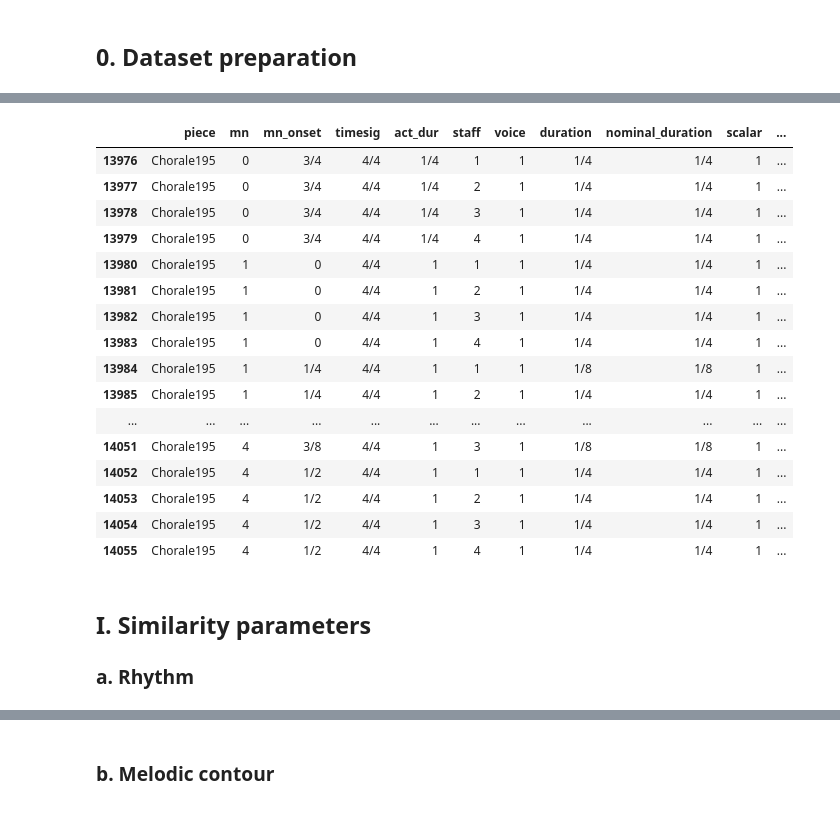
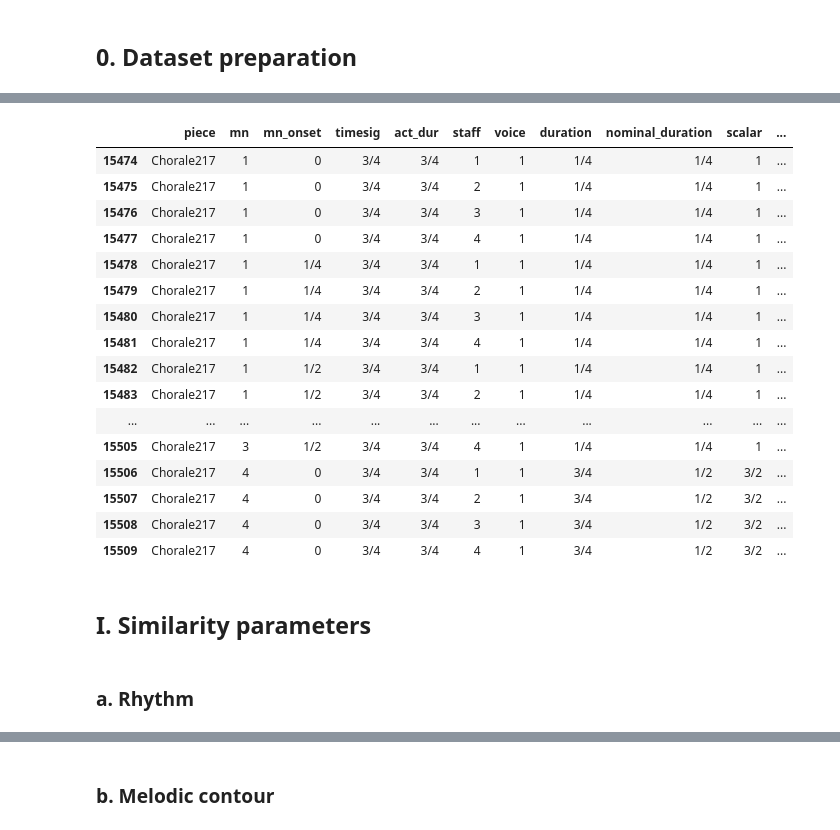
Before and after one commit to mikqs/digital-musicology, a Jupyter notebook: Group_6_A3/Group_6_A3.ipynb, the cells around one changed output, grey strips where cells are left out. Saved outputs shown, nothing was run; the diff lists cells and outputs as text; code cells hidden in the pictures.

```diff
--- a/Group_6_A3/Group_6_A3.ipynb
+++ b/Group_6_A3/Group_6_A3.ipynb
@@ -78,26 +76,26 @@ Wall time: 20.1 s
 # %%
 # Display dataframe for random piece up to desired fermata
 random_piece = fermata_df['piece'].sample(n=1).item()
+random_piece = 'Chorale217'
 random_piece_df = fermata_df[(fermata_df['piece'] == random_piece)]
 random_piece_df
 # %% [output]
 |  | piece | mn | mn_onset | timesig | act_dur | staff | voice | duration | nominal_duration | scalar | ... |
-| 13976 | Chorale195 | 0 | 3/4 | 4/4 | 1/4 | 1 | 1 | 1/4 | 1/4 | 1 | ... |
-| 13977 | Chorale195 | 0 | 3/4 | 4/4 | 1/4 | 2 | 1 | 1/4 | 1/4 | 1 | ... |
-| 13978 | Chorale195 | 0 | 3/4 | 4/4 | 1/4 | 3 | 1 | 1/4 | 1/4 | 1 | ... |
-| 13979 | Chorale195 | 0 | 3/4 | 4/4 | 1/4 | 4 | 1 | 1/4 | 1/4 | 1 | ... |
-| 13980 | Chorale195 | 1 | 0 | 4/4 | 1 | 1 | 1 | 1/4 | 1/4 | 1 | ... |
-| 13981 | Chorale195 | 1 | 0 | 4/4 | 1 | 2 | 1 | 1/4 | 1/4 | 1 | ... |
-| 13982 | Chorale195 | 1 | 0 | 4/4 | 1 | 3 | 1 | 1/4 | 1/4 | 1 | ... |
-| 13983 | Chorale195 | 1 | 0 | 4/4 | 1 | 4 | 1 | 1/4 | 1/4 | 1 | ... |
-| 13984 | Chorale195 | 1 | 1/4 | 4/4 | 1 | 1 | 1 | 1/8 | 1/8 | 1 | ... |
-| 13985 | Chorale195 | 1 | 1/4 | 4/4 | 1 | 2 | 1 | 1/4 | 1/4 | 1 | ... |
+| 15474 | Chorale217 | 1 | 0 | 3/4 | 3/4 | 1 | 1 | 1/4 | 1/4 | 1 | ... |
+| 15475 | Chorale217 | 1 | 0 | 3/4 | 3/4 | 2 | 1 | 1/4 | 1/4 | 1 | ... |
+| 15476 | Chorale217 | 1 | 0 | 3/4 | 3/4 | 3 | 1 | 1/4 | 1/4 | 1 | ... |
+| 15477 | Chorale217 | 1 | 0 | 3/4 | 3/4 | 4 | 1 | 1/4 | 1/4 | 1 | ... |
+| 15478 | Chorale217 | 1 | 1/4 | 3/4 | 3/4 | 1 | 1 | 1/4 | 1/4 | 1 | ... |
+| 15479 | Chorale217 | 1 | 1/4 | 3/4 | 3/4 | 2 | 1 | 1/4 | 1/4 | 1 | ... |
+| 15480 | Chorale217 | 1 | 1/4 | 3/4 | 3/4 | 3 | 1 | 1/4 | 1/4 | 1 | ... |
+| 15481 | Chorale217 | 1 | 1/4 | 3/4 | 3/4 | 4 | 1 | 1/4 | 1/4 | 1 | ... |
+| 15482 | Chorale217 | 1 | 1/2 | 3/4 | 3/4 | 1 | 1 | 1/4 | 1/4 | 1 | ... |
+| 15483 | Chorale217 | 1 | 1/2 | 3/4 | 3/4 | 2 | 1 | 1/4 | 1/4 | 1 | ... |
 | ... | ... | ... | ... | ... | ... | ... | ... | ... | ... | ... | ... |
-| 14051 | Chorale195 | 4 | 3/8 | 4/4 | 1 | 3 | 1 | 1/8 | 1/8 | 1 | ... |
-| 14052 | Chorale195 | 4 | 1/2 | 4/4 | 1 | 1 | 1 | 1/4 | 1/4 | 1 | ... |
-| 14053 | Chorale195 | 4 | 1/2 | 4/4 | 1 | 2 | 1 | 1/4 | 1/4 | 1 | ... |
-| 14054 | Chorale195 | 4 | 1/2 | 4/4 | 1 | 3 | 1 | 1/4 | 1/4 | 1 | ... |
-| 14055 | Chorale195 | 4 | 1/2 | 4/4 | 1 | 4 | 1 | 1/4 | 1/4 | 1 | ... |
+| 15505 | Chorale217 | 3 | 1/2 | 3/4 | 3/4 | 4 | 1 | 1/4 | 1/4 | 1 | ... |
+| 15506 | Chorale217 | 4 | 0 | 3/4 | 3/4 | 1 | 1 | 3/4 | 1/2 | 3/2 | ... |
+| 15507 | Chorale217 | 4 | 0 | 3/4 | 3/4 | 2 | 1 | 3/4 | 1/2 | 3/2 | ... |
+| 15508 | Chorale217 | 4 | 0 | 3/4 | 3/4 | 3 | 1 | 3/4 | 1/2 | 3/2 | ... |
+| 15509 | Chorale217 | 4 | 0 | 3/4 | 3/4 | 4 | 1 | 3/4 | 1/2 | 3/2 | ... |
 # %% [markdown]
 ## I. Similarity parameters
-### a. Rhythm
@@ -104,3 +109,5 @@ random_piece_df
+# %% [markdown]
+### a. Rhythm
 # %%
 %%time
 
```
Also changed, not shown: parts of 17 cells of this notebook.
